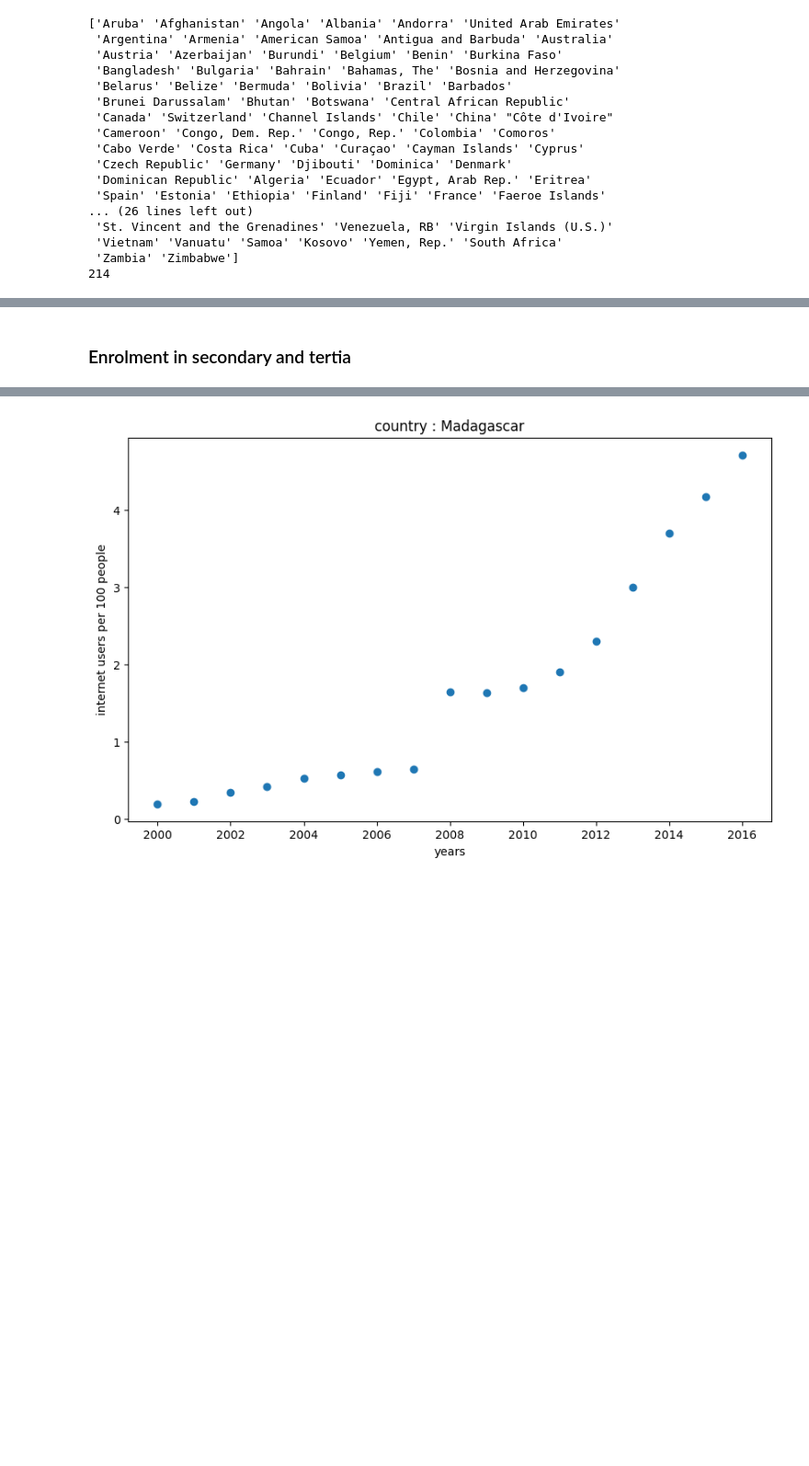
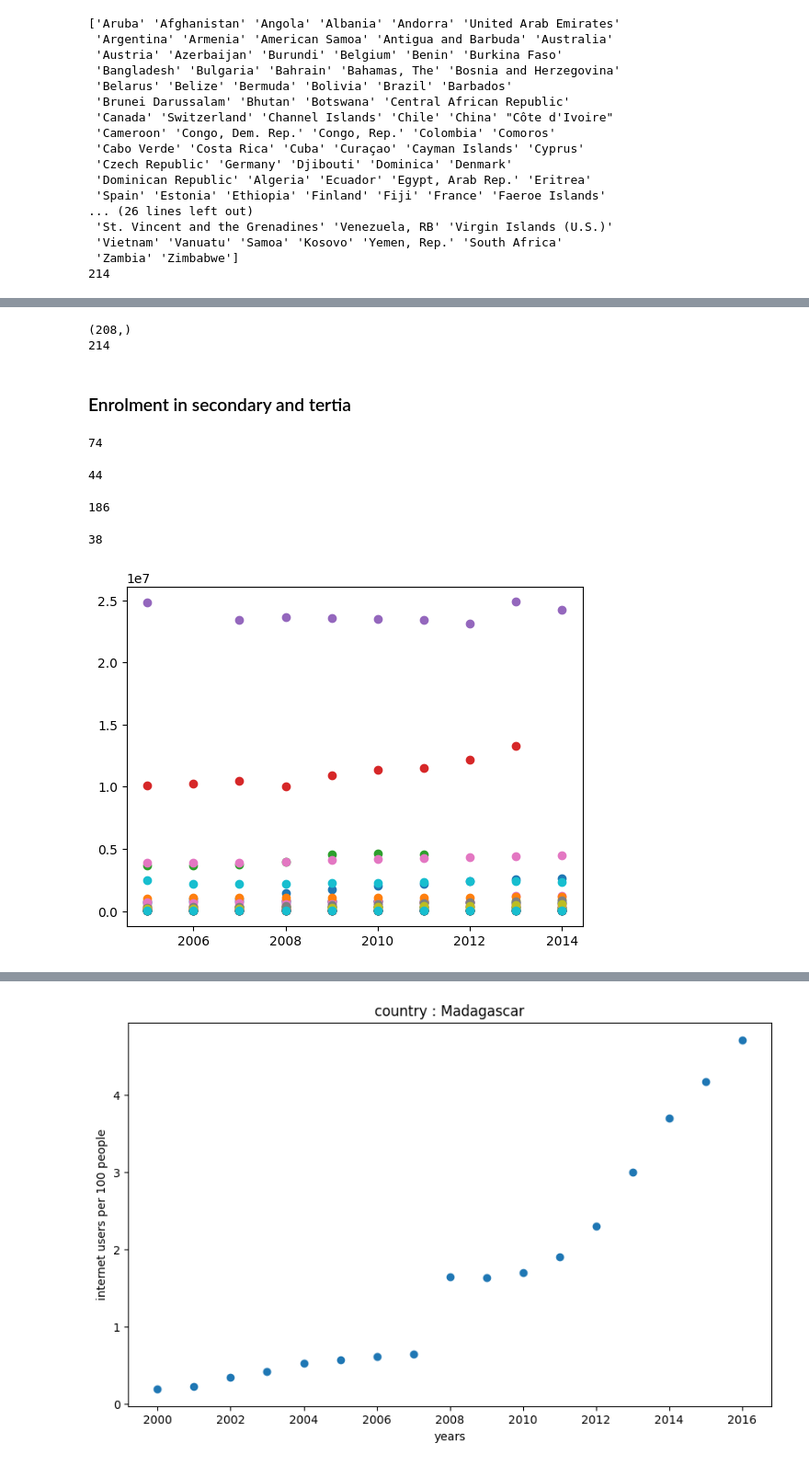
Before and after one commit to JulienfLeBoucher/OC_Edtech, a Jupyter notebook: LE-BOUCHER_Julien_1_notebook_122022.ipynb, the cells around one changed output, grey strips where cells are left out. Shown: that part at 92% size. Saved outputs shown, nothing was run; the diff lists cells and outputs as text; code cells hidden in the pictures; blank space fills up the shorter version.

Commit message:
visualizing some enrolment_secondary and trying to fit linear model... but it does not work.

```diff
--- a/LE-BOUCHER_Julien_1_notebook_122022.ipynb
+++ b/LE-BOUCHER_Julien_1_notebook_122022.ipynb
@@ -1279,3 +1282,12 @@ population_age_secondary_processed.to_csv('population_age_secondary_processed.cs
+# %%
+print(rdata['Country Name'].value_counts().shape)
+print(len(country_names))
+# 241 helped verify there is no extra country name format
+# from those found in the variable country_names.
+# Thus, I can filter rdata with country_names without losing information
+# %% [output]
+(208,)
+214
 # %%
 ############ A CELL TO RESET MY NOTEBOOK WORKSPACE ##########
 
@@ -1319,3 +1333,19 @@ region_names = country.loc[country['Region']
 population_age_secondary_processed = pd.read_csv('population_age_secondary_processed.csv')
 # %% [markdown]
 ### Enrolment in secondary and tertia
+# %%
+enrolment_secondary['2015'].isnull().sum()
+# %% [output]
+74
+# %%
+enrolment_secondary['2010'].isnull().sum()
+# %% [output]
+44
+# %%
+enrolment_secondary['2016'].isnull().sum()
+# %% [output]
+186
+# %%
+enrolment_secondary['2005'].isnull().sum()
+# %% [output]
+38
@@ -1321,0 +1356,9 @@ population_age_secondary_processed = pd.read_csv('population_age_secondary_proce
+# %%
+ys = enrolment_secondary.iloc[:30].loc[:,'2005':'2014']
+x = np.arange(2005,2015)
+for ind, y in ys.iterrows():
+    plt.scatter(x,y)
+
+plt.show()
+# %% [output]
+[figure, added]
```
Also changed, not shown: parts of 18 cells of this notebook, 2 other files.
